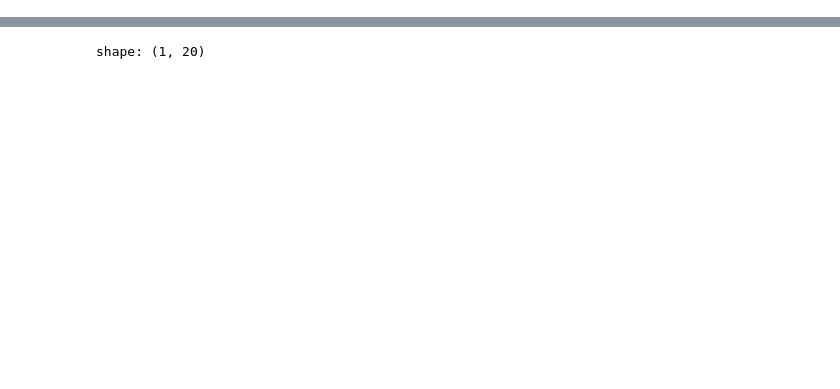
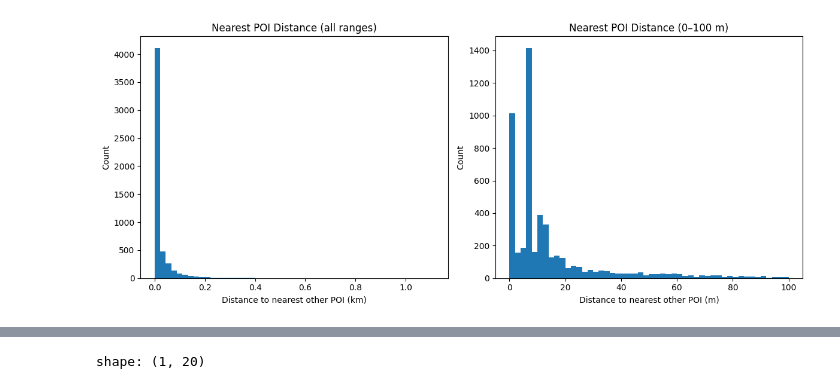
Before and after one commit to GeographicDataService/RetailCentres2026_Unified, a Jupyter notebook: Boundaries/notebooks/testpoifilters.ipynb, the cells around one changed output, grey strips where cells are left out. Drawn from its saved outputs; the diff is of its cells as text; code cells hidden in the pictures; blank space fills up the shorter version.

```diff
--- a/Boundaries/notebooks/testpoifilters.ipynb
+++ b/Boundaries/notebooks/testpoifilters.ipynb
@@ -54,0 +673,3 @@ Filtered Foursquare data (remove closed): 1661090 rows remaining.
+# %%
+#find all with name "Costa"
+costa_expresses = foursquare_filtnew.filter(pl.col("name").str.contains("Costa Express"))
@@ -54,0 +732,88 @@ Filtered Foursquare data (remove closed): 1661090 rows remaining.
+# %%
+import numpy as np
+import polars as pl
+from sklearn.neighbors import BallTree
+import matplotlib.pyplot as plt
+
+# --- inputs: costa_expresses, foursquare_filtnew ---
+# required columns: lat, lng, fsq_place_id (fsq_place_id can be null)
+
+# Convert to numpy (radians)
+c_lat = costa_expresses["lat"].to_numpy()
+c_lng = costa_expresses["lng"].to_numpy()
+c_ids = costa_expresses["fsq_place_id"].to_numpy()
+
+f_lat = foursquare_filtnew["lat"].to_numpy()
+f_lng = foursquare_filtnew["lng"].to_numpy()
+f_ids = foursquare_filtnew["fsq_place_id"].to_numpy()
+
+# radians
+c_coords = np.deg2rad(np.c_[c_lat, c_lng])
+f_coords = np.deg2rad(np.c_[f_lat, f_lng])
+
+# Build BallTree on Foursquare POIs
+tree = BallTree(f_coords, metric="haversine")
+
+# Query k nearest to allow skipping self matches; pick a sensible k
+k = min(10, len(f_coords)) if len(f_coords) > 0 else 1
+dist_rad, idx = tree.query(c_coords, k=k, return_distance=True)
+
+# Exclude matches with the same fsq_place_id (handle nulls safely)
+c_ids_filled = np.where(c_ids == None, "", c_ids)  # noqa: E711
+f_ids_filled = np.where(f_ids == None, "", f_ids)  # noqa: E711
+neighbor_ids = f_ids_filled[idx]                   # (n, k)
+
+# mask True where neighbor id != costa id (or costa id is empty)
+mask = neighbor_ids != c_ids_filled[:, None]
+
+# find first valid neighbor per row
+has_valid = mask.any(axis=1)
+first_valid_pos = np.where(has_valid, mask.argmax(axis=1), 0)
+
+# pick distances for the first valid neighbor; NaN if none valid
+row_idx = np.arange(len(c_coords))
+nearest_dist_rad = np.where(
+    has_valid,
+    dist_rad[row_idx, first_valid_pos],
+    np.nan
+)
+
+# convert to meters (Earth radius ~ 6,371,000 m)
+nearest_dist_m = nearest_dist_rad * 6_371_000.0
+
+# Assemble result DataFrame
+nearest_df = pl.DataFrame({
+    "fsq_place_id": c_ids,
+    "nearest_poi_distance_m": nearest_dist_m
+})
+
+# Optional: join back to costa_expresses if you want full Costa rows + distance
+# result_df = costa_expresses.join(nearest_df, on="fsq_place_id", how="left")
+
+# --- Histogram ---
+# Use km for readability
+vals_km = nearest_df["nearest_poi_distance_m"].to_numpy() / 1000.0
+vals_km = vals_km[~np.isnan(vals_km)]
+
+# vals_km already computed above (nearest distances in km, no NaN)
+vals_m = vals_km * 1000  # convert to meters
+
+fig, axes = plt.subplots(1, 2, figsize=(12, 5))
+
+# Full distribution (in km)
+axes[0].hist(vals_km, bins=50)
+axes[0].set_xlabel("Distance to nearest other POI (km)")
+axes[0].set_ylabel("Count")
+axes[0].set_title("Nearest POI Distance (all ranges)")
+
+# Zoomed histogram 0–100 m
+mask = vals_m <= 100
+axes[1].hist(vals_m[mask], bins=50, range=(0, 100))
+axes[1].set_xlabel("Distance to nearest other POI (m)")
+axes[1].set_ylabel("Count")
+axes[1].set_title("Nearest POI Distance (0–100 m)")
+
+plt.tight_layout()
+plt.show()
+# %% [output]
+[figure, added]
```
Also changed, not shown: parts of 17 cells of this notebook, 4 other files.
